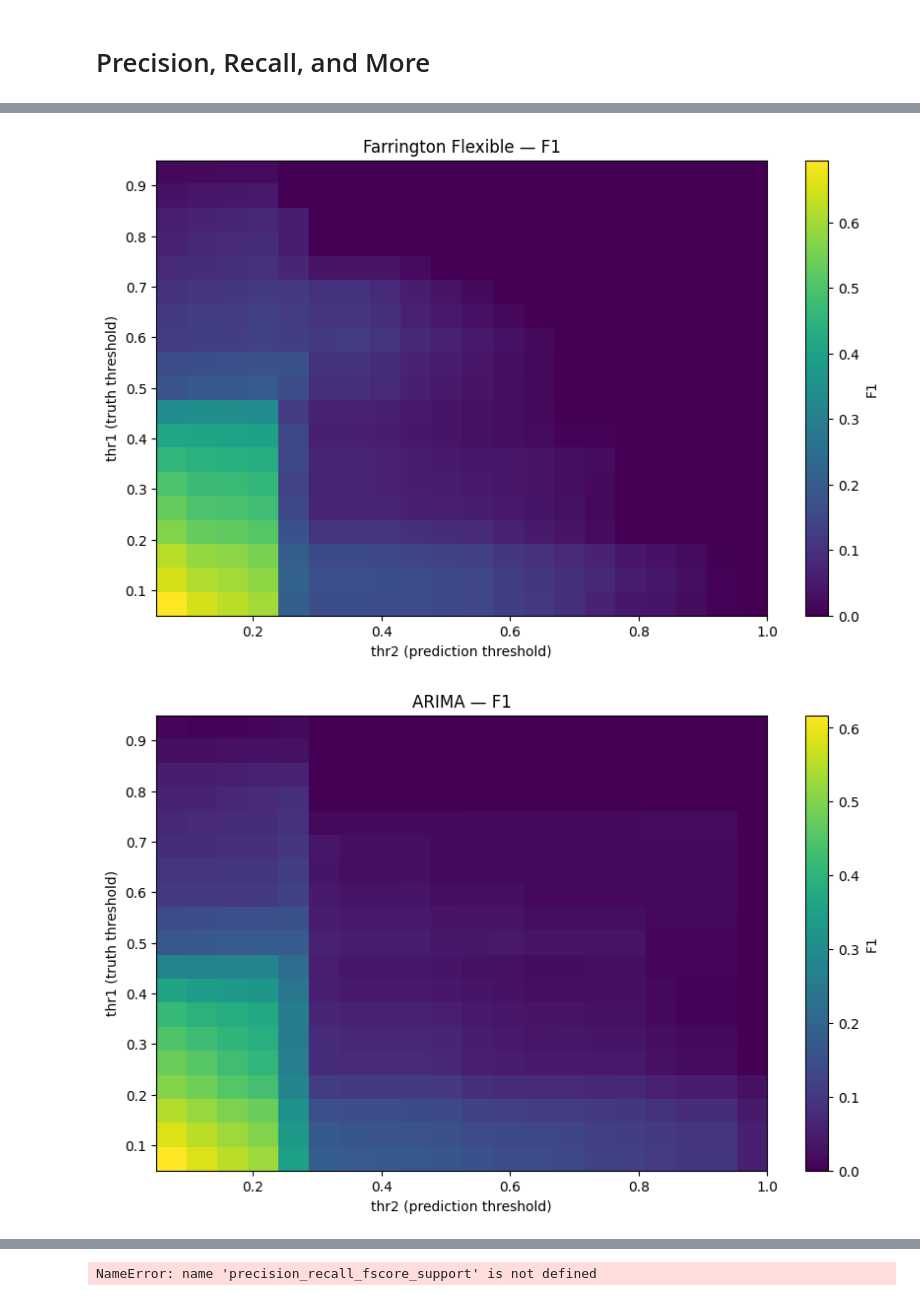
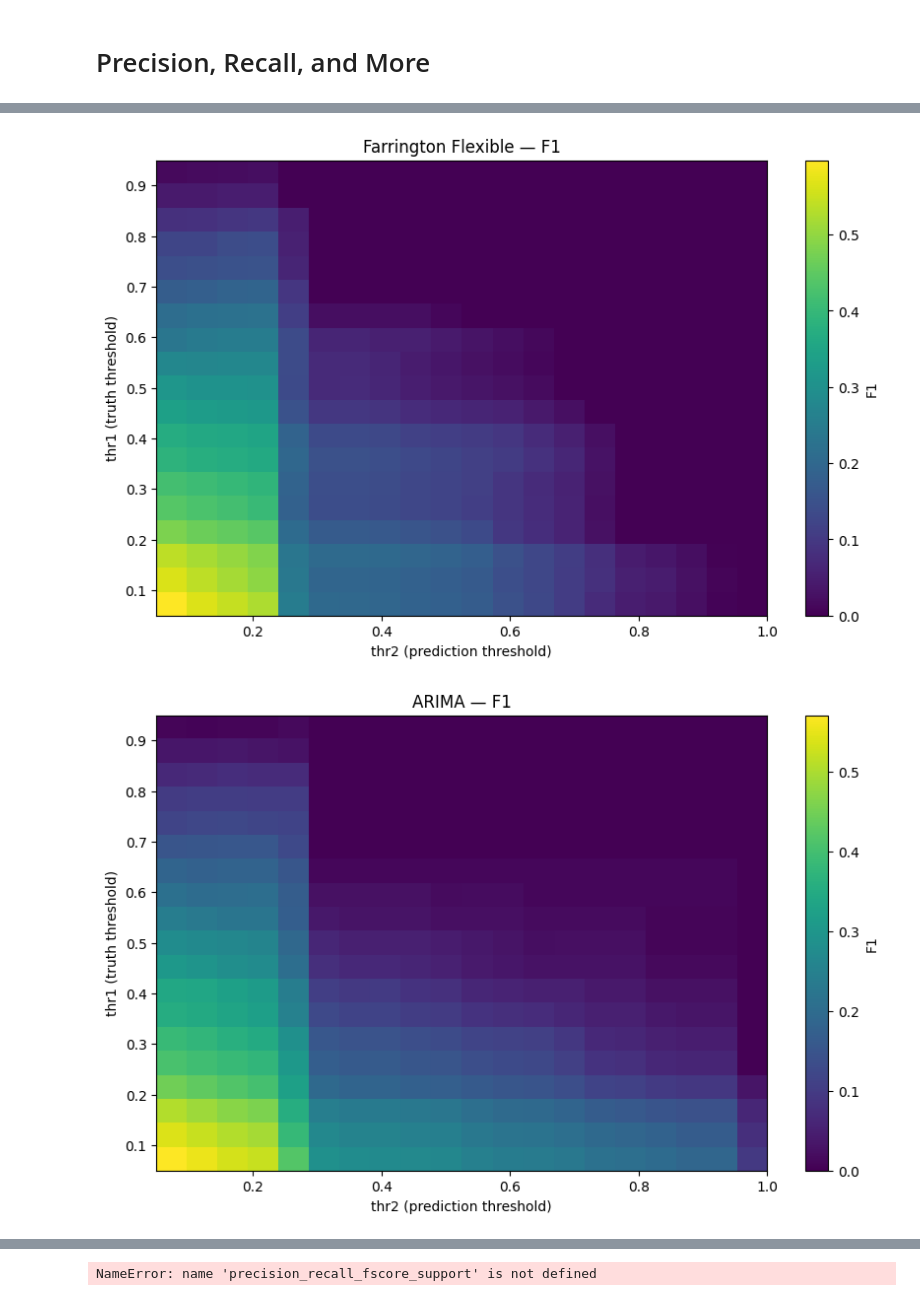
Before and after one commit to SahputraS/Outbreak-Simulation-and-Detection-Testing, a Jupyter notebook: Manual_Evaluation_SP_MG.ipynb, the cells around one changed output, grey strips where cells are left out. Cells and saved outputs as stored; diff of their text form; code cells hidden in the pictures.

Commit message:
V1.2 - Prototype 2 (non_case is no sequences)

```diff
--- a/Manual_Evaluation_SP_MG.ipynb
+++ b/Manual_Evaluation_SP_MG.ipynb
@@ -385,0 +457,7 @@ assert (p_dx['date'] == phat_arima['date']).all()
+# %%
+p_dx_clean = p_dx[p_dx['non_case'] == 0].copy().reset_index(drop=True)
+
+keys = p_dx_clean[["date", "states"]]
+phat_id_clean = phat_id.merge(keys, on=["date", "states"], how="inner")
+phat_ff_clean = phat_ff.merge(keys, on=["date", "states"], how="inner")
+phat_arima_clean = phat_arima.merge(keys, on=["date", "states"], how="inner")
@@ -392,11 +475,11 @@ Q_arima = phat_arima[data_cols].to_numpy()
 # %% [markdown]
 Precision, Recall, F1
 # %%
-cases_perc = p_dx[p_dx['states']=='MG']
+cases_perc = p_dx_clean#[p_dx_clean['states']=='MG']
 clade_cols = data_cols.copy() #[c for c in cases_perc.columns if c not in ['date', 'states']]
 
 cases_sorted = cases_perc.sort_values('date').reset_index(drop=True)
-phat_sorted  = phat_id[phat_id['states'] == 'MG']
+phat_sorted  = phat_id_clean#[phat_id_clean['states'] == 'MG']
 threshold = 0.2
 
 results = []
@@ -680,0 +867,32 @@ from sklearn.metrics import roc_curve
+# %%
+cases_perc = p_dx_clean#[p_dx_clean['states']=='MG']
+clade_cols = data_cols.copy() #[c for c in cases_perc.columns if c not in ['date', 'states']]
+
+cases_sorted = cases_perc.sort_values('date').reset_index(drop=True)
+phat_sorted  = phat_id_clean#[phat_id_clean['states'] == 'MG']
+threshold = 0.2
+
+results = []
+
+for clade in clade_cols:
+
+    p_true = cases_sorted[clade]
+    p_hat  = phat_sorted[clade]
+
+    # Turn into binary based on the threshold
+    y_true = (p_true >= threshold).astype(int)
+    y_pred = (p_hat  >= threshold).astype(int)
+
+    prec = precision_score(y_true, y_pred, zero_division=0)
+    rec  = recall_score(y_true, y_pred, zero_division=0)
+    f1   = f1_score(y_true, y_pred, zero_division=0)
+
+    results.append({
+        'clade': clade,
+        'precision': prec,
+        'recall': rec,
+        'f1': f1
+    })
+
+clade_scores = pd.DataFrame(results)
+clade_scores
@@ -761,13 +987,13 @@ f1_heatmap_from_stores(f1_id, title_prefix="InfoDengue")
 # %%
-summ_ff, roc_ff, f1_ff = roc_f1_eval(p_dx, phat_ff, data_cols)
+summ_ff, roc_ff, f1_ff = roc_f1_eval(p_dx_clean, phat_ff_clean, data_cols)
 f1_heatmap_from_stores(f1_ff, title_prefix="Farrington Flexible")
 # %% [output]
-[figure, old version]
+[figure, new version]
 # %%
-summ_ar, roc_ar, f1_ar = roc_f1_eval(p_dx, phat_arima, data_cols)
+summ_ar, roc_ar, f1_ar = roc_f1_eval(p_dx_clean, phat_arima_clean, data_cols)
 f1_heatmap_from_stores(f1_ar, title_prefix="ARIMA")
 # %% [output]
-[figure, old version]
+[figure, new version]
 # %%
 def plot_micro_roc_multi_thr1(p_dx, p_hat, cols,
                              thr1_list=(0.10, 0.20, 0.30),
```
Also changed, not shown: parts of 54 cells of this notebook.
